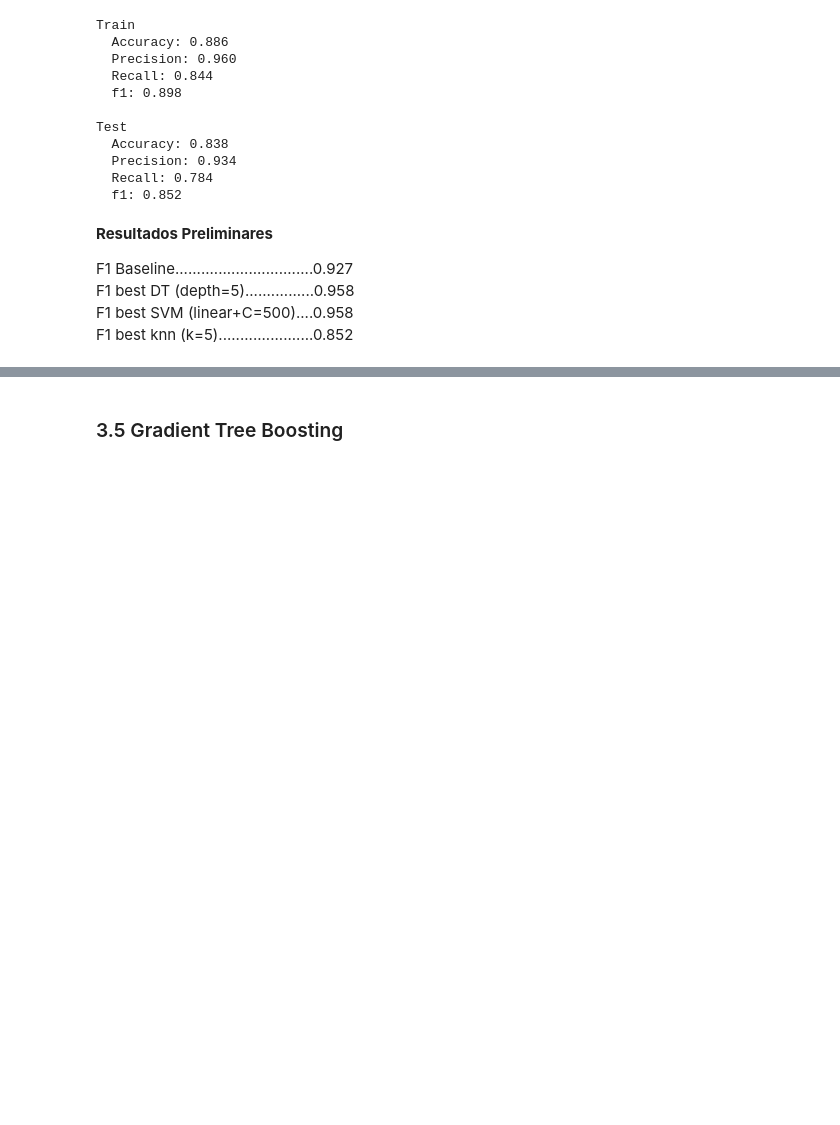
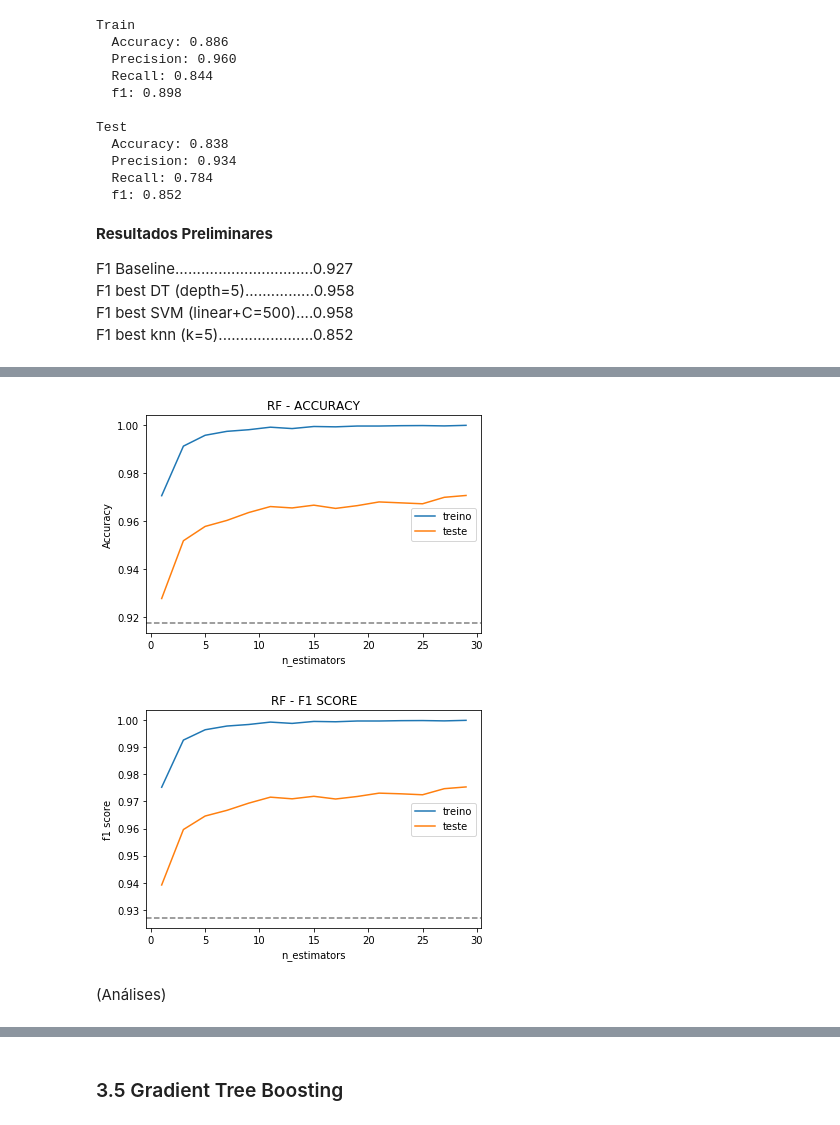
Before and after one commit to vesper-college-assignments/machine-learning, a Jupyter notebook: tp1/tp1_valeria_souza.ipynb, the cells around one changed output, grey strips where cells are left out. Cells and saved outputs as stored; diff of their text form; code cells hidden in the pictures; blank space fills up the shorter version.

```diff
--- a/tp1/tp1_valeria_souza.ipynb
+++ b/tp1/tp1_valeria_souza.ipynb
@@ -190,6 +191,24 @@ class Experiment():
             self.get_metrics_per_fold()
         self.get_means()
 
+    def run_rf(self, n_estimators):
+        for self.train_index, self.test_index in self.get_folds():
+            self.slice_fold()
+            clf = RandomForestClassifier(n_estimators=n_estimators, n_jobs=-1)
+            clf = clf.fit(self.X_train, self.y_train)
+            self.get_predictions(clf)
+            self.get_metrics_per_fold()
+        self.get_means()
+
+    def run_gb(self, estimators):
+        for self.train_index, self.test_index in self.get_folds():
+            self.slice_fold()
+            clf = GradientBoostingClassifier(n_estimators=estimators)
+            clf = clf.fit(self.X_train, self.y_train)
+            self.get_predictions(clf)
+            self.get_metrics_per_fold()
+        self.get_means()
+
     def get_folds(self):
         kfold = KFold(N_FOLDS, True, 1)
         return kfold.split(X)
@@ -636,0 +660,17 @@ F1 best knn (k=5)......................0.852
+# %%
+metrics_rf = {
+    'accuracy_train':[],
+    'precision_train':[],
+    'recall_train':[],
+    'f1_train':[],
+    'accuracy_test':[],
+    'precision_test':[],
+    'recall_test':[],
+    'f1_test':[]
+}
+
+espaco_de_busca = [i for i in range(1,30+1, 2)]
+for estimators in tqdm(espaco_de_busca):
+    rf = Experiment()
+    rf.run_rf(estimators)
+    metrics_rf = save_results(rf, metrics_rf)
@@ -636,0 +679,7 @@ F1 best knn (k=5)......................0.852
+# %%
+plot_results(espaco_de_busca, metrics_rf, baseline, name='RF', parameter='n_estimators')
+# %% [output]
+[figure, added]
+[figure, added]
+# %% [markdown]
+(Análises)
```
Also changed, not shown: parts of 14 cells of this notebook.
